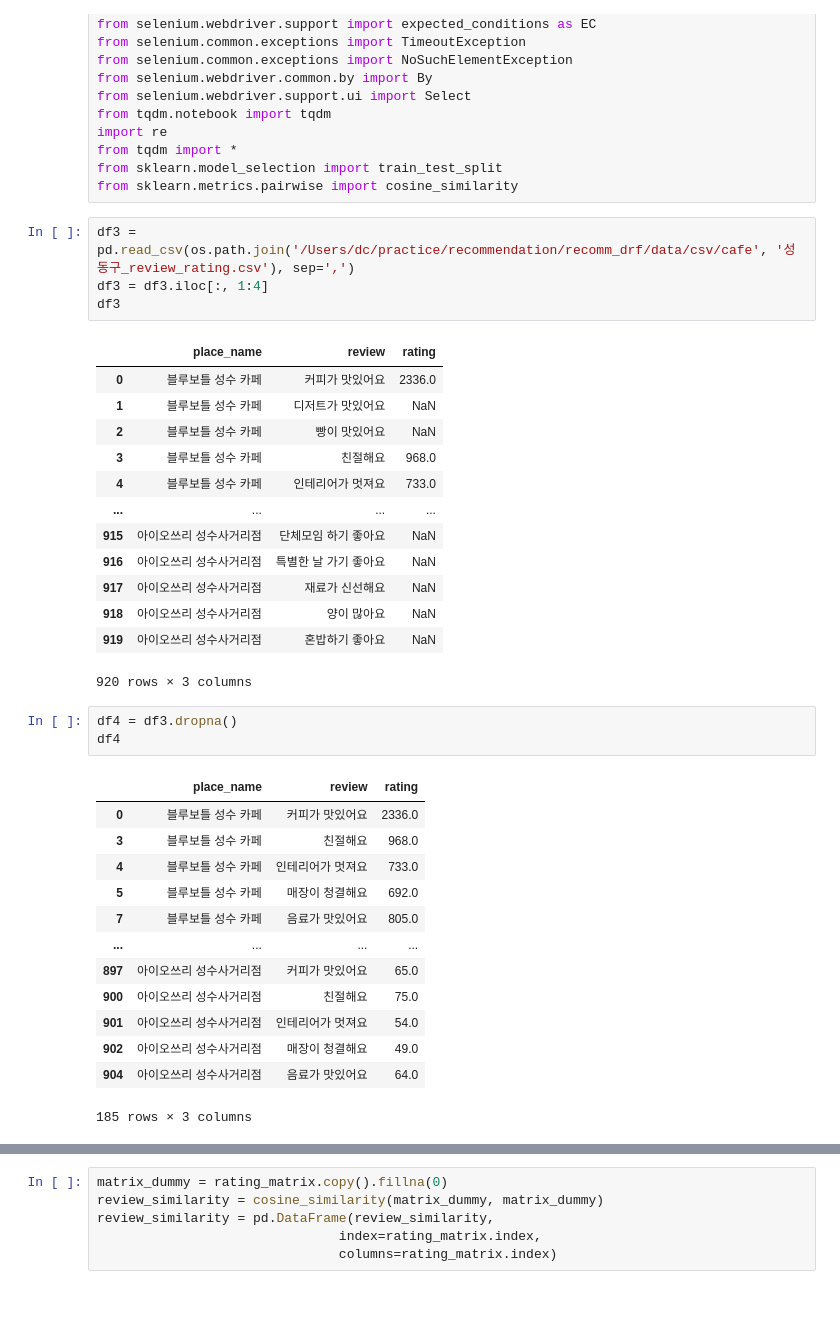
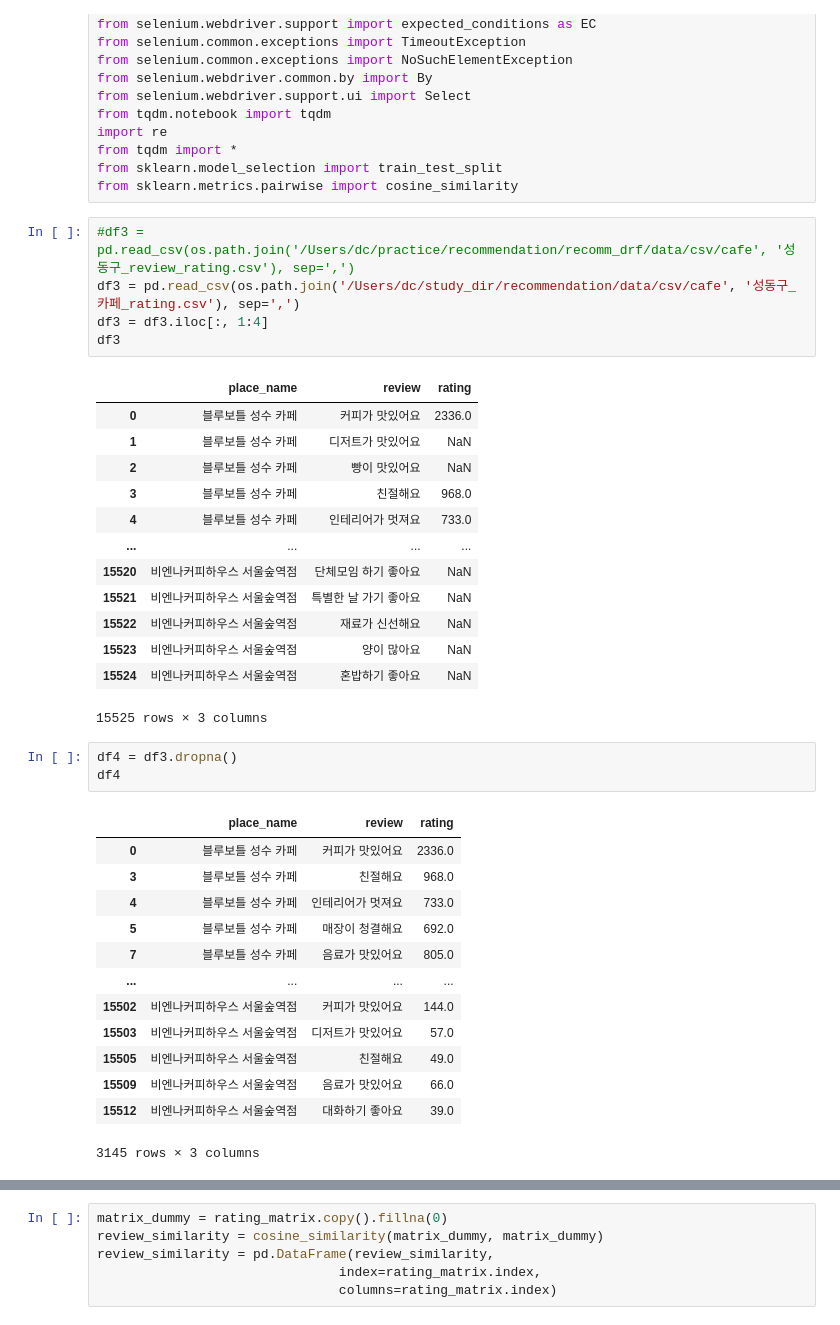
Before and after one commit to DongChanLee/recommendation, a Jupyter notebook: test_dataframe.ipynb, the cells around one changed output, grey strips where cells are left out. Saved outputs shown, nothing was run; the diff lists cells and outputs as text.

```diff
--- a/test_dataframe.ipynb
+++ b/test_dataframe.ipynb
@@ -514,23 +512,24 @@ from tqdm import *
 from sklearn.model_selection import train_test_split
 from sklearn.metrics.pairwise import cosine_similarity
 # %%
-df3 = pd.read_csv(os.path.join('/Users/dc/practice/recommendation/recomm_drf/data/csv/cafe', '성동구_review_rating.csv'), sep=',')
+#df3 = pd.read_csv(os.path.join('/Users/dc/practice/recommendation/recomm_drf/data/csv/cafe', '성동구_review_rating.csv'), sep=',')
+df3 = pd.read_csv(os.path.join('/Users/dc/study_dir/recommendation/data/csv/cafe', '성동구_카페_rating.csv'), sep=',')
 df3 = df3.iloc[:, 1:4]
 df3
 # %% [output]
 |  | place_name | review | rating |
 | 0 | 블루보틀 성수 카페 | 커피가 맛있어요 | 2336.0 |
 | 1 | 블루보틀 성수 카페 | 디저트가 맛있어요 | NaN |
 | 2 | 블루보틀 성수 카페 | 빵이 맛있어요 | NaN |
 | 3 | 블루보틀 성수 카페 | 친절해요 | 968.0 |
 | 4 | 블루보틀 성수 카페 | 인테리어가 멋져요 | 733.0 |
 | ... | ... | ... | ... |
-| 915 | 아이오쓰리 성수사거리점 | 단체모임 하기 좋아요 | NaN |
-| 916 | 아이오쓰리 성수사거리점 | 특별한 날 가기 좋아요 | NaN |
-| 917 | 아이오쓰리 성수사거리점 | 재료가 신선해요 | NaN |
-| 918 | 아이오쓰리 성수사거리점 | 양이 많아요 | NaN |
-| 919 | 아이오쓰리 성수사거리점 | 혼밥하기 좋아요 | NaN |
+| 15520 | 비엔나커피하우스 서울숲역점 | 단체모임 하기 좋아요 | NaN |
+| 15521 | 비엔나커피하우스 서울숲역점 | 특별한 날 가기 좋아요 | NaN |
+| 15522 | 비엔나커피하우스 서울숲역점 | 재료가 신선해요 | NaN |
+| 15523 | 비엔나커피하우스 서울숲역점 | 양이 많아요 | NaN |
+| 15524 | 비엔나커피하우스 서울숲역점 | 혼밥하기 좋아요 | NaN |
-920 rows × 3 columns
+15525 rows × 3 columns
 # %%
 df4 = df3.dropna()
 df4
@@ -542,9 +541,9 @@ df4
 | 5 | 블루보틀 성수 카페 | 매장이 청결해요 | 692.0 |
 | 7 | 블루보틀 성수 카페 | 음료가 맛있어요 | 805.0 |
 | ... | ... | ... | ... |
-| 897 | 아이오쓰리 성수사거리점 | 커피가 맛있어요 | 65.0 |
-| 900 | 아이오쓰리 성수사거리점 | 친절해요 | 75.0 |
-| 901 | 아이오쓰리 성수사거리점 | 인테리어가 멋져요 | 54.0 |
-| 902 | 아이오쓰리 성수사거리점 | 매장이 청결해요 | 49.0 |
-| 904 | 아이오쓰리 성수사거리점 | 음료가 맛있어요 | 64.0 |
+| 15502 | 비엔나커피하우스 서울숲역점 | 커피가 맛있어요 | 144.0 |
+| 15503 | 비엔나커피하우스 서울숲역점 | 디저트가 맛있어요 | 57.0 |
+| 15505 | 비엔나커피하우스 서울숲역점 | 친절해요 | 49.0 |
+| 15509 | 비엔나커피하우스 서울숲역점 | 음료가 맛있어요 | 66.0 |
+| 15512 | 비엔나커피하우스 서울숲역점 | 대화하기 좋아요 | 39.0 |
-185 rows × 3 columns
+3145 rows × 3 columns
```
Also changed, not shown: parts of 23 cells of this notebook, 53 other files.
